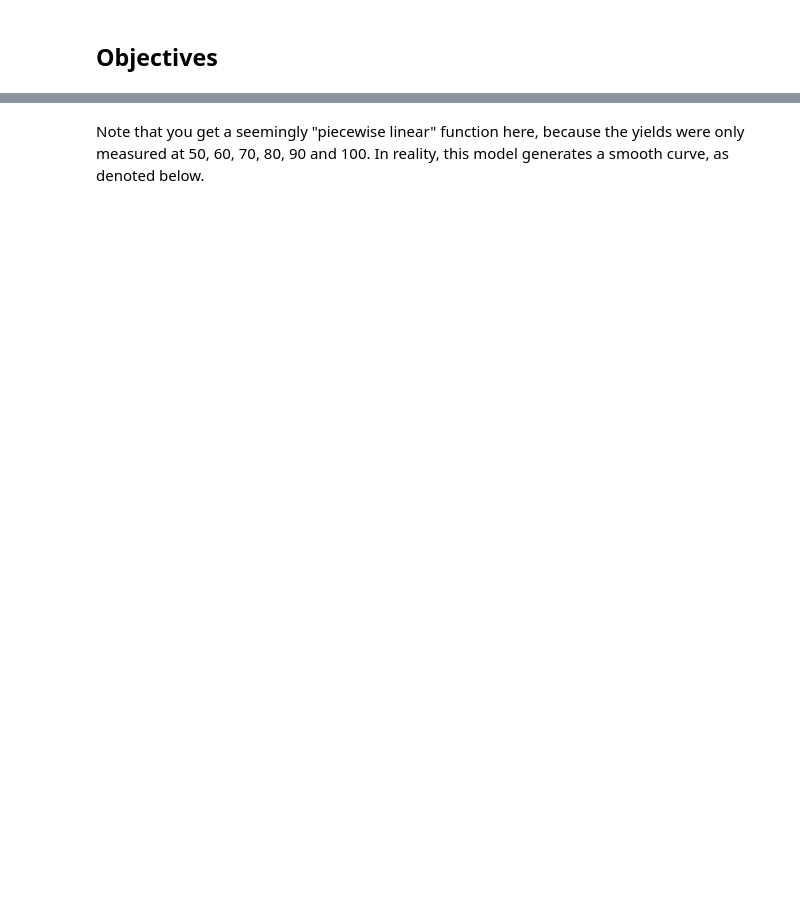
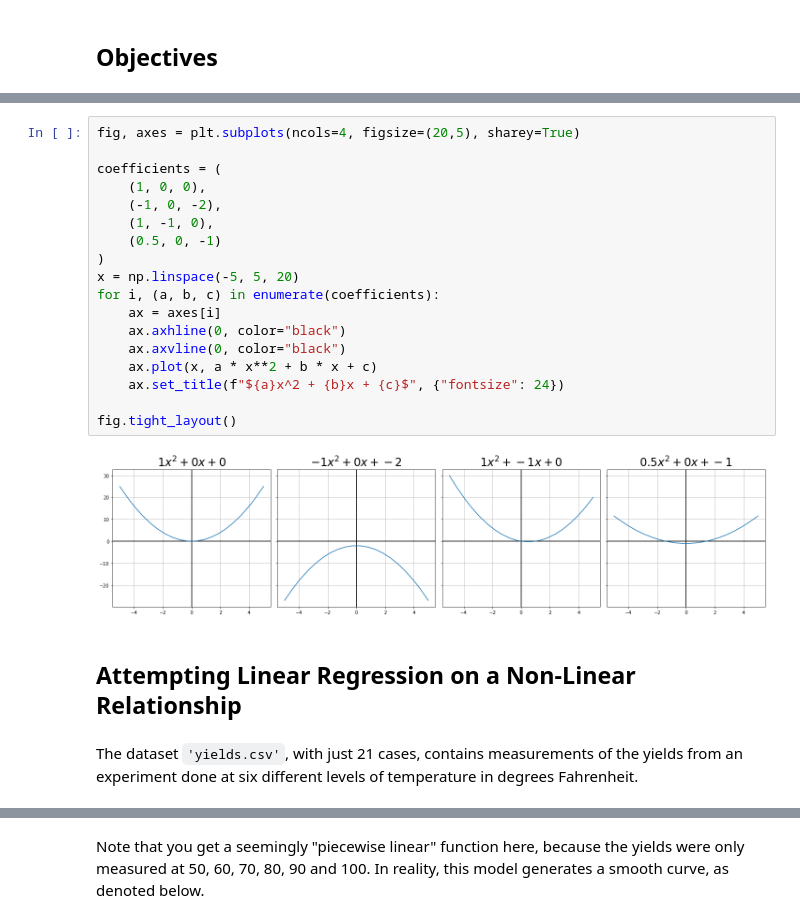
Before and after one commit to learn-co-curriculum/dsc-polynomial-regression-v2-5, a Jupyter notebook: index.ipynb, the cells around one changed output, grey strips where cells are left out. Cells and saved outputs as stored; diff of their text form; blank space fills up the shorter version.

```diff
--- a/index.ipynb
+++ b/index.ipynb
@@ -105,0 +44,24 @@ r2_score(y, reg_q.predict(X))
+# %%
+fig, axes = plt.subplots(ncols=4, figsize=(20,5), sharey=True)
+
+coefficients = (
+    (1, 0, 0),
+    (-1, 0, -2),
+    (1, -1, 0),
+    (0.5, 0, -1)
+)
+x = np.linspace(-5, 5, 20)
+for i, (a, b, c) in enumerate(coefficients):
+    ax = axes[i]
+    ax.axhline(0, color="black")
+    ax.axvline(0, color="black")
+    ax.plot(x, a * x**2 + b * x + c)
+    ax.set_title(f"${a}x^2 + {b}x + {c}$", {"fontsize": 24})
+
+fig.tight_layout()
+# %% [output]
+[figure, added]
+# %% [markdown]
+## Attempting Linear Regression on a Non-Linear Relationship
+# %% [markdown]
+The dataset `'yields.csv'`, with just 21 cases, contains measurements of the yields from an experiment done at six different levels of temperature in degrees Fahrenheit.
```
Also changed, not shown: parts of 87 cells of this notebook, 9 other files.
